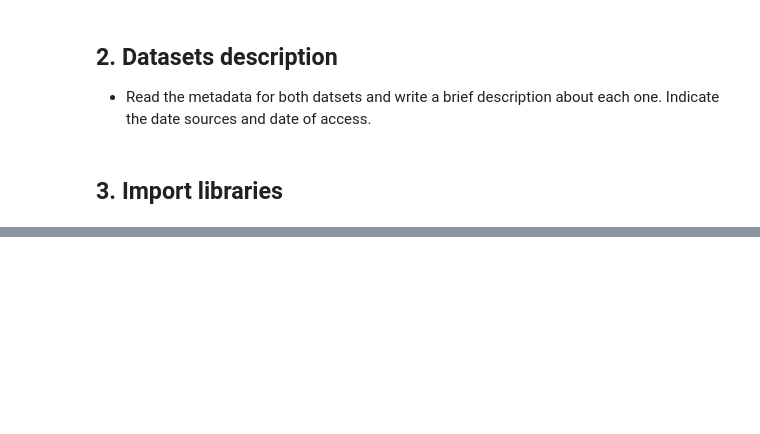
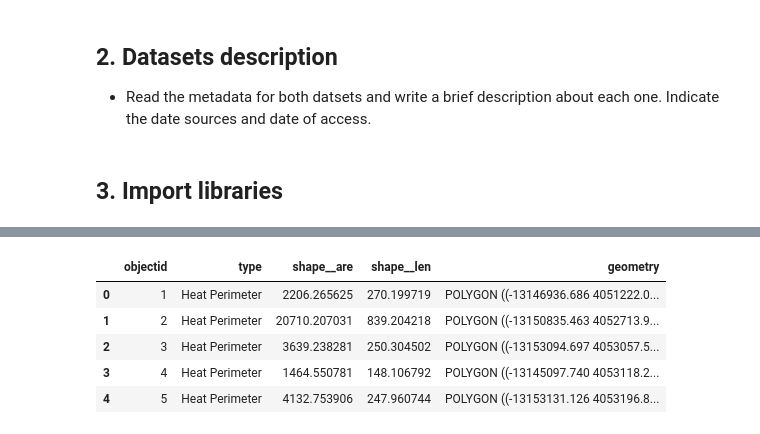
Before and after one commit to aakriti-poudel-chhetri/eds220-hwk4, a Jupyter notebook: hwk4-task2-false-color-POUDEL.ipynb, the cells around one changed output, grey strips where cells are left out. Saved outputs shown, nothing was run; the diff lists cells and outputs as text; code cells hidden in the pictures; blank space fills up the shorter version.

Commit message:
Import and explore data

```diff
--- a/hwk4-task2-false-color-POUDEL.ipynb
+++ b/hwk4-task2-false-color-POUDEL.ipynb
@@ -45,0 +85,8 @@ import geopandas as gpd
+# %%
+# Define the file path
+fp_1 = os.path.join('data', 'Eaton_Perimeter_20250121')
+
+# Use geopandas.read_file() to read the file
+eaton = gpd.read_file(fp_1)
+# Lowercase all column names in the GeoDataFrame
+eaton.columns = eaton.columns.str.lower()
@@ -45,0 +121,10 @@ import geopandas as gpd
+# %%
+# Check the dataset head
+eaton.head()
+# %% [output]
+|  | objectid | type | shape__are | shape__len | geometry |
+| 0 | 1 | Heat Perimeter | 2206.265625 | 270.199719 | POLYGON ((-13146936.686 4051222.0... |
+| 1 | 2 | Heat Perimeter | 20710.207031 | 839.204218 | POLYGON ((-13150835.463 4052713.9... |
+| 2 | 3 | Heat Perimeter | 3639.238281 | 250.304502 | POLYGON ((-13153094.697 4053057.5... |
+| 3 | 4 | Heat Perimeter | 1464.550781 | 148.106792 | POLYGON ((-13145097.740 4053118.2... |
+| 4 | 5 | Heat Perimeter | 4132.753906 | 247.960744 | POLYGON ((-13153131.126 4053196.8... |
```
Also changed, not shown: parts of 7 cells of this notebook.
